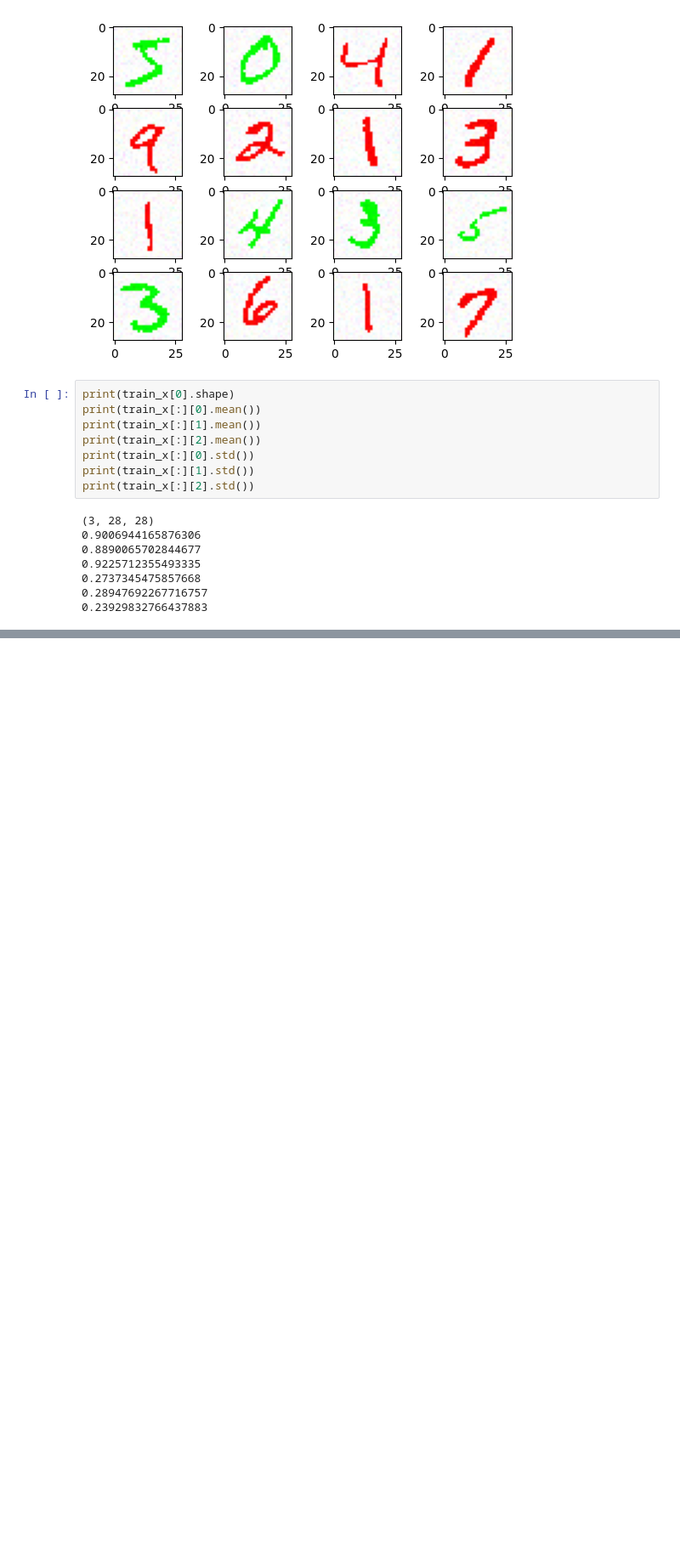
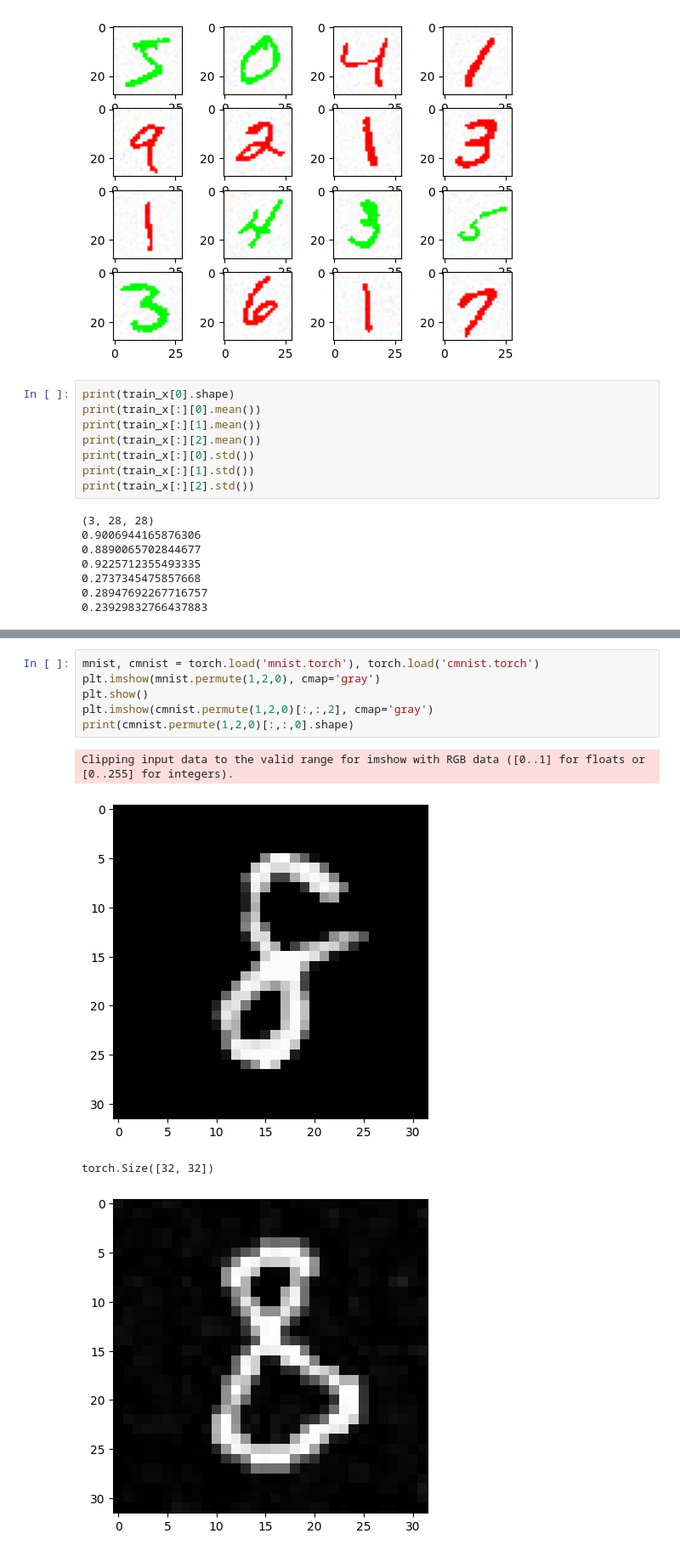
Before and after one commit to scanhex/dann-mnist, a Jupyter notebook: plot_cmnist.ipynb, the cells around one changed output, grey strips where cells are left out. Shown at 85% size. Drawn from its saved outputs; the diff is of its cells as text; blank space fills up the shorter version.

```diff
--- a/plot_cmnist.ipynb
+++ b/plot_cmnist.ipynb
@@ -35,0 +102,11 @@ print(train_x[:][2].std())
+# %%
+mnist, cmnist = torch.load('mnist.torch'), torch.load('cmnist.torch')
+plt.imshow(mnist.permute(1,2,0), cmap='gray')
+plt.show()
+plt.imshow(cmnist.permute(1,2,0)[:,:,2], cmap='gray')
+print(cmnist.permute(1,2,0)[:,:,0].shape)
+# %% [output]
+Clipping input data to the valid range for imshow with RGB data ([0..1] for floats or [0..255] for integers).
+[figure, added]
+torch.Size([32, 32])
+[figure, added]
```
Also changed, not shown: parts of 12 cells of this notebook, 3 other files.
